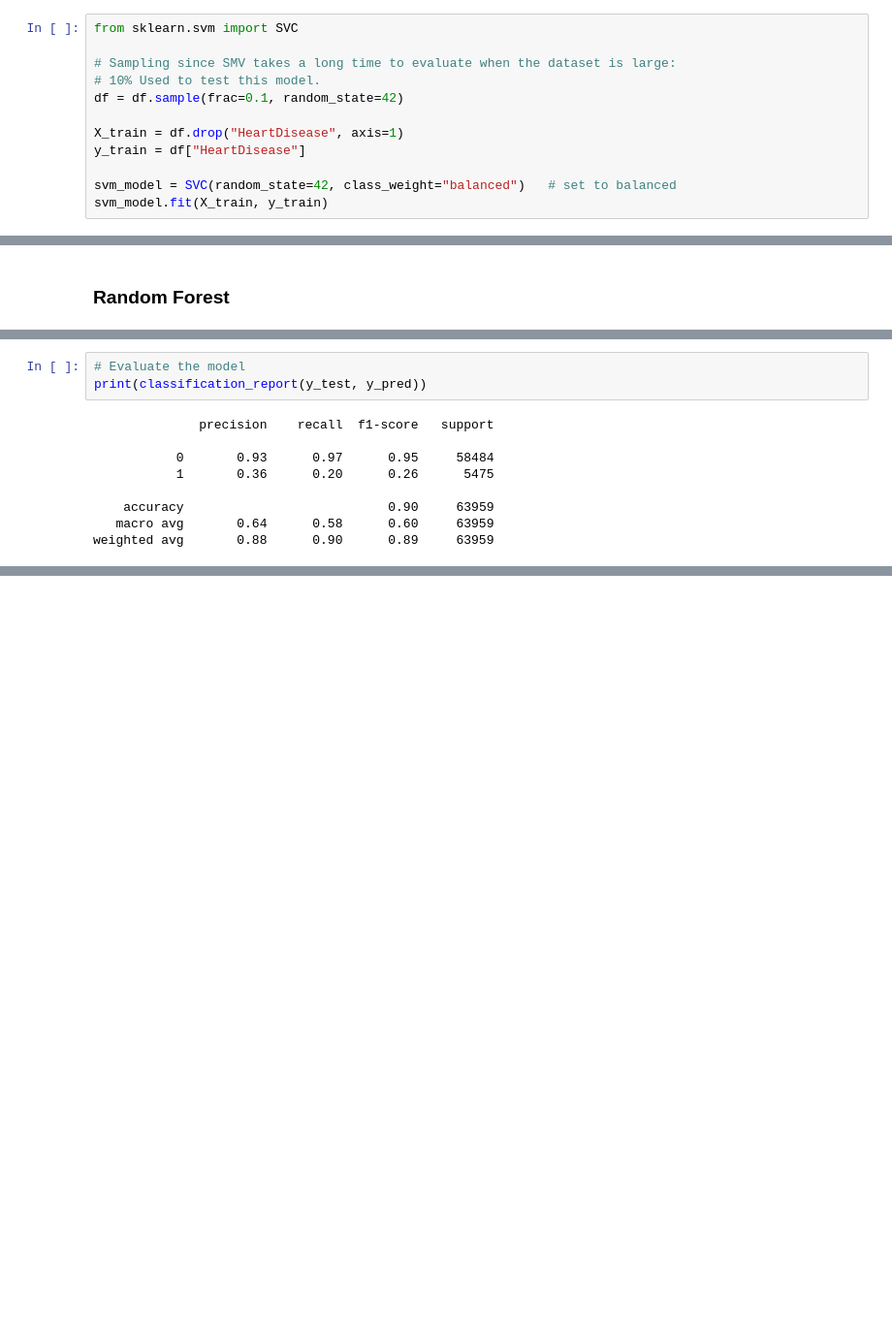
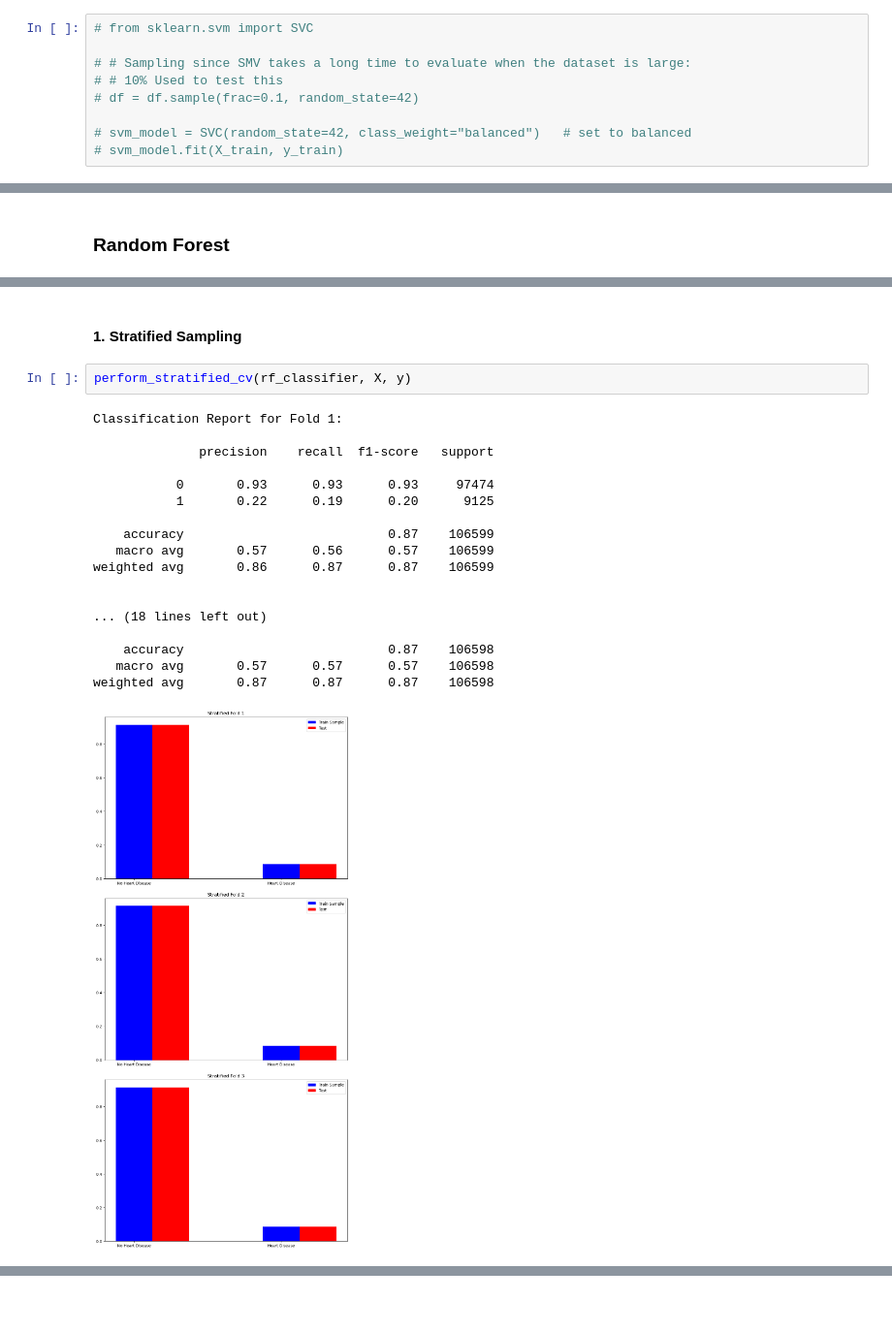
Before and after one commit to ch0min/exam_ai_ml_workspace, a Jupyter notebook: src/OLA-2/data_processing/OLA2_Heart_Disease.ipynb, the cells around one changed output, grey strips where cells are left out. Shown: that part at 97% size. Drawn from its saved outputs; the diff is of its cells as text; blank space fills up the shorter version.

```diff
--- a/src/OLA-2/data_processing/OLA2_Heart_Disease.ipynb
+++ b/src/OLA-2/data_processing/OLA2_Heart_Disease.ipynb
@@ -480,14 +426,11 @@ Please also refer to the documentation for alternative solver options:
 # %% [markdown]
 ### Support Vector Machine
 # %%
-from sklearn.svm import SVC
+# from sklearn.svm import SVC
 
-# Sampling since SMV takes a long time to evaluate when the dataset is large:
-# 10% Used to test this model.
-df = df.sample(frac=0.1, random_state=42)
+# # Sampling since SMV takes a long time to evaluate when the dataset is large:
+# # 10% Used to test this
+# df = df.sample(frac=0.1, random_state=42)
 
-X_train = df.drop("HeartDisease", axis=1)
-y_train = df["HeartDisease"]
-
-svm_model = SVC(random_state=42, class_weight="balanced")   # set to balanced
-svm_model.fit(X_train, y_train)
+# svm_model = SVC(random_state=42, class_weight="balanced")   # set to balanced
+# svm_model.fit(X_train, y_train)
@@ -559,12 +484,23 @@ plt.show()
-# %%
-# Evaluate the model
-print(classification_report(y_test, y_pred))
-# %% [output]
-              precision    recall  f1-score   support
-
-           0       0.93      0.97      0.95     58484
-           1       0.36      0.20      0.26      5475
-
-    accuracy                           0.90     63959
-   macro avg       0.64      0.58      0.60     63959
-weighted avg       0.88      0.90      0.89     63959
+# %% [markdown]
+#### 1. Stratified Sampling
+# %%
+perform_stratified_cv(rf_classifier, X, y)
+# %% [output]
+Classification Report for Fold 1:
+
+              precision    recall  f1-score   support
+
+           0       0.93      0.93      0.93     97474
+           1       0.22      0.19      0.20      9125
+
+    accuracy                           0.87    106599
+   macro avg       0.57      0.56      0.57    106599
+weighted avg       0.86      0.87      0.87    106599
+
+
+... (18 lines left out)
+
+    accuracy                           0.87    106598
+   macro avg       0.57      0.57      0.57    106598
+weighted avg       0.87      0.87      0.87    106598
+[figure, added]
```
Also changed, not shown: parts of 43 cells of this notebook.
